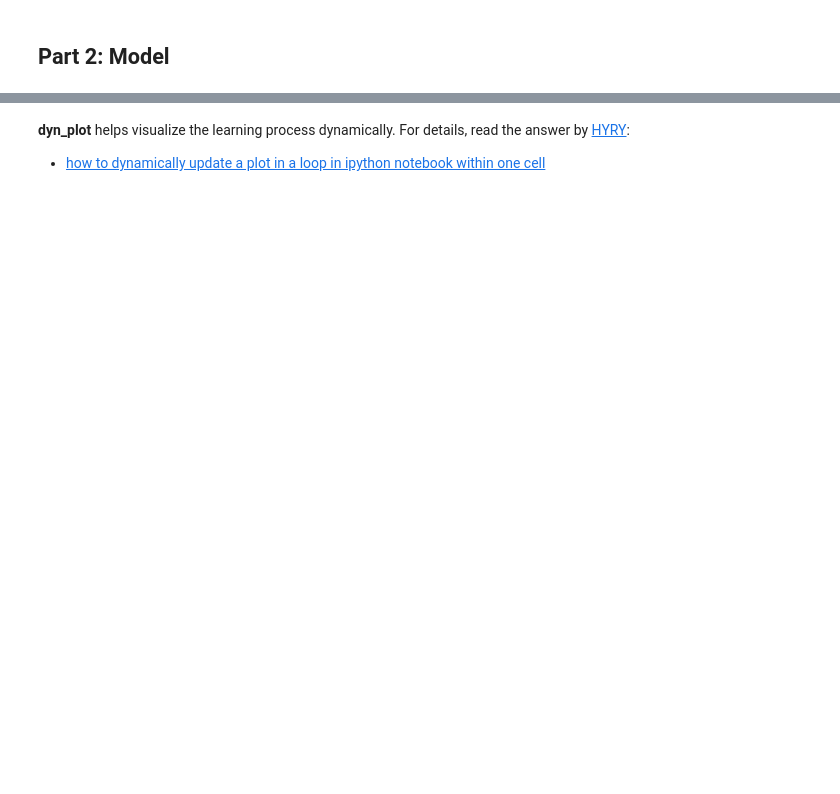
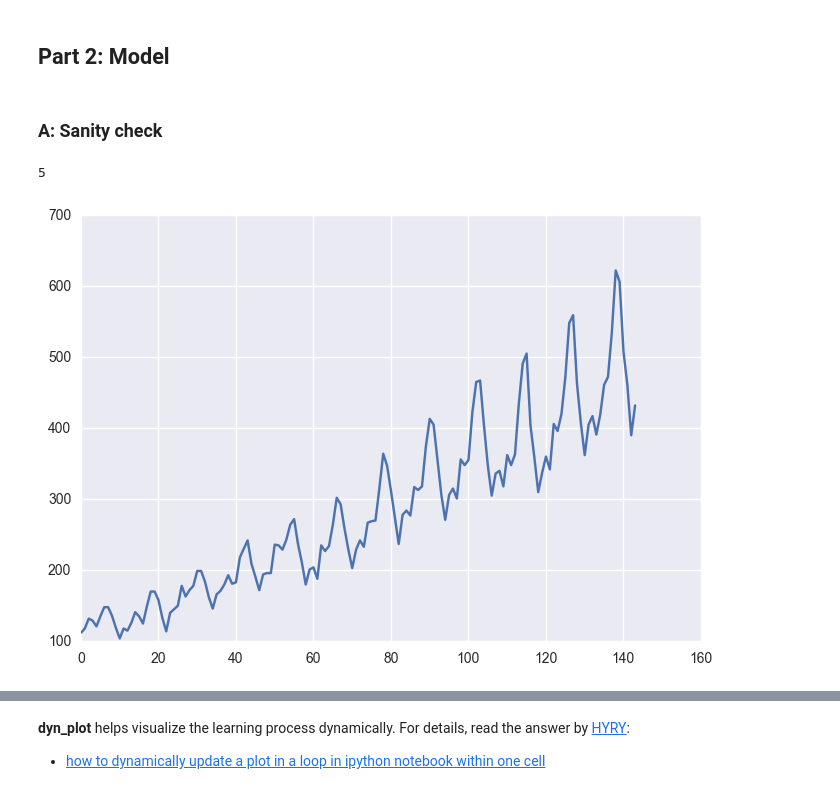
Before and after one commit to xuezhizeng/two-sigma-kaggle, a Jupyter notebook: two_sigma.ipynb, the cells around one changed output, grey strips where cells are left out. Drawn from its saved outputs; the diff is of its cells as text; code cells hidden in the pictures; blank space fills up the shorter version.

Commit message:
sanity check added with the flight data. looks like we have something wrong...

```diff
--- a/two_sigma.ipynb
+++ b/two_sigma.ipynb
@@ -198,3 +205,18 @@ class Model:
 
             loss = self.train_on_batch(session, feat, tar, mask, ln)
             yield loss[0]
+# %% [markdown]
+### A: Sanity check
+# %%
+print 5
+# %% [output]
+5
+# %%
+sanity_df = pd.read_csv('international-airline-passengers.csv',
+                      usecols=[1],
+                      engine='python',
+                      skipfooter=3)
+plt.plot(sanity_df)
+plt.show()
+# %% [output]
+[figure, added]
```
Also changed, not shown: parts of 18 cells of this notebook.
